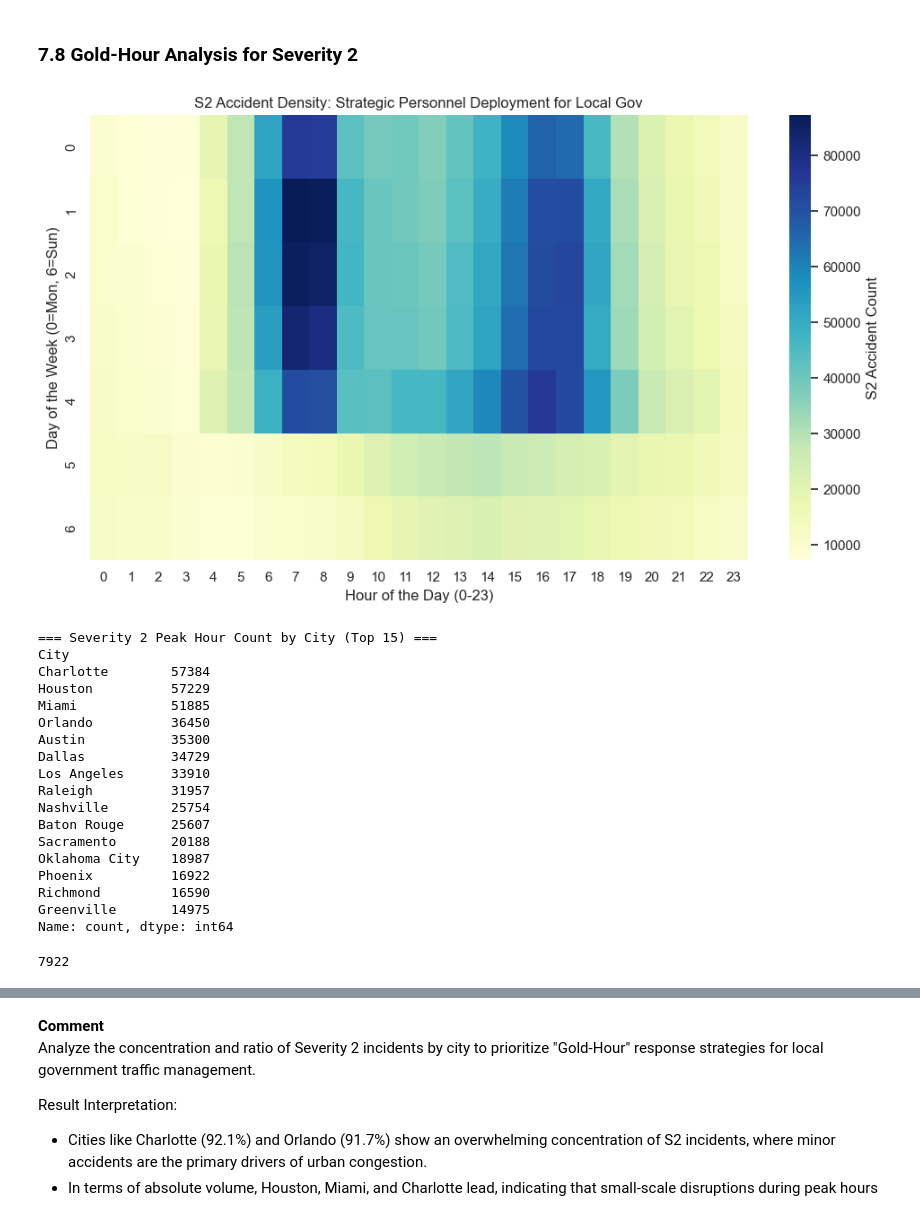
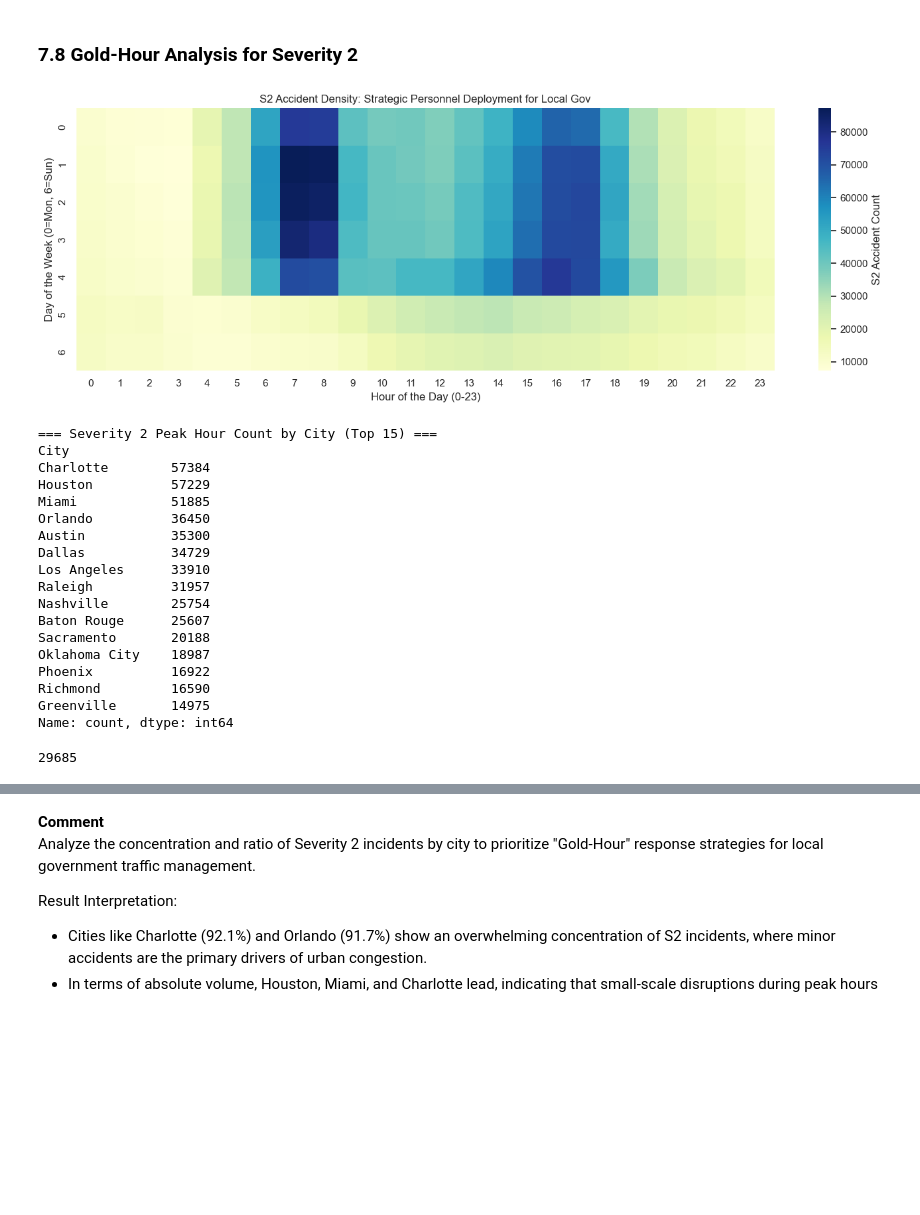
Before and after one commit to Joyriver-tome/C11CAP1, a Jupyter notebook: DS_Capstone_Notebook.ipynb, the cells around one changed output, grey strips where cells are left out. Cells and saved outputs as stored; diff of their text form; code cells hidden in the pictures; blank space fills up the shorter version.

```diff
--- a/DS_Capstone_Notebook.ipynb
+++ b/DS_Capstone_Notebook.ipynb
@@ -1367,33 +1367,33 @@ Strategic Implication:
 # %%
 # Filter for Severity 2 accidents only
 df_s2 = df_full[df_full['Severity'] == 2].copy()
 
 # Group by DayOfWeek and Hour to see the density of S2 incidents
 # 0=Mon, 6=Sun
 s2_time_dist = df_s2.groupby(['DayOfWeek', 'Hour'], observed=False).size().unstack(fill_value=0)
 
 # Visualize
-plt.figure(figsize=(10,6))
+plt.figure(figsize=(14,5))
 sns.heatmap(s2_time_dist, cmap="YlGnBu", cbar_kws={'label': 'S2 Accident Count'})
 plt.title('S2 Accident Density: Strategic Personnel Deployment for Local Gov')
 plt.xlabel('Hour of the Day (0-23)')
 plt.ylabel('Day of the Week (0=Mon, 6=Sun)')
 plt.tight_layout()
 plt.show()
 
 # Table - Local Peak Operations
 # Analyzing the absolute volume of S2 by city during peak hours
 peak_hours = [7, 8, 9, 16, 17, 18]
 df_s2_peak = df_s2[df_s2['Hour'].isin(peak_hours)]
 
 top_s2_cities_peak = df_s2_peak['City'].value_counts().nlargest(15)
 
 print("=== Severity 2 Peak Hour Count by City (Top 15) ===")
 print(top_s2_cities_peak)
 
 gc.collect()
 # %% [output]
-[figure, old version]
+[figure, new version]
 === Severity 2 Peak Hour Count by City (Top 15) ===
 City
 Charlotte        57384
@@ -1412,7 +1412,7 @@ Phoenix          16922
 Richmond         16590
 Greenville       14975
 Name: count, dtype: int64
-7922
+29685
 # %%
 # Severity 2 Ratio Analysis
 # Calculate total accidents per city
```
Also changed, not shown: parts of 33 cells of this notebook, 1 other file.
